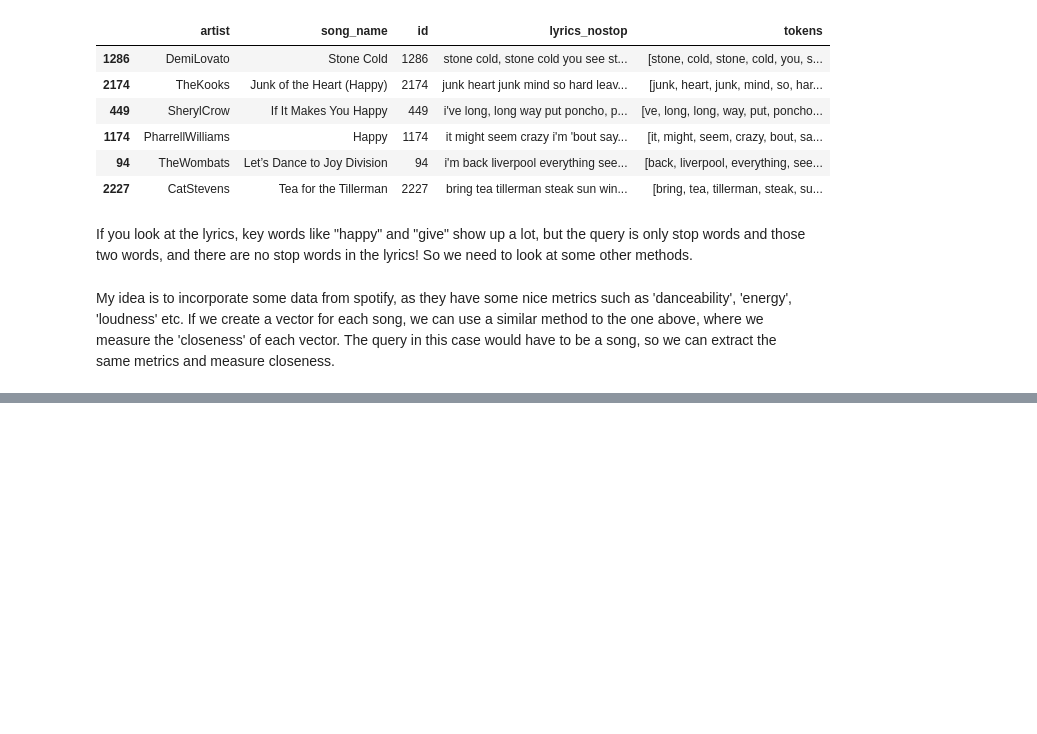
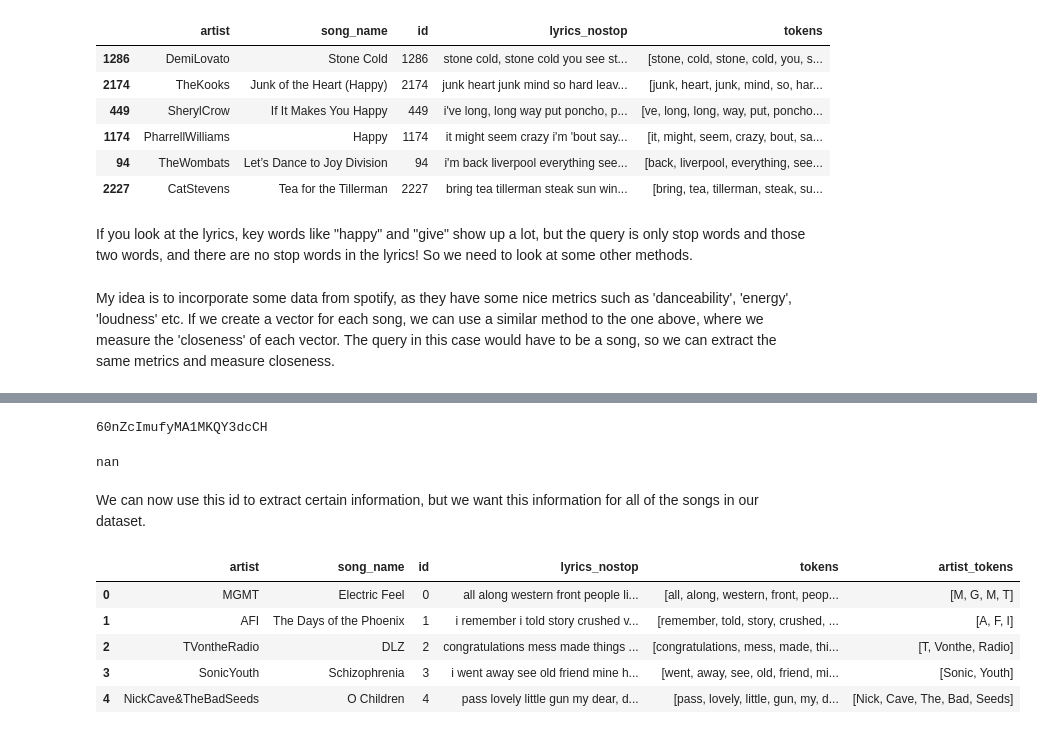
Before and after one commit to uodonnell/SpotifyPlaylist, a Jupyter notebook: notebook.ipynb, the cells around one changed output, grey strips where cells are left out. Cells and saved outputs as stored; diff of their text form; code cells hidden in the pictures; blank space fills up the shorter version.

Commit message:
Built feature dataset

```diff
--- a/notebook.ipynb
+++ b/notebook.ipynb
@@ -84,7 +87,7 @@ df.head()
 ### Remove Stop words and Tokenize
 # %%
 stop = set()
-with open('stopwords.txt', 'r') as f:
+with open('data/stopwords.txt', 'r') as f:
     for line in f:
         stop.add(line.rstrip())
 
@@ -148,0 +164,14 @@ My idea is to incorporate some data from spotify, as they have some nice metrics
+# %%
+# test functionality
+song = search_for_song(sp, "Pharrell Williams", "Happy")
+print(song)
+# %% [output]
+60nZcImufyMA1MKQY3dcCH
+# %%
+# pretty sure this isn't a song
+song = search_for_song(sp, "Beep Boop", "Bop")
+print(song)
+# %% [output]
+nan
+# %% [markdown]
+We can now use this id to extract certain information, but we want this information for all of the songs in our dataset.
@@ -148,0 +180,9 @@ My idea is to incorporate some data from spotify, as they have some nice metrics
+# %%
+df.head()
+# %% [output]
+|  | artist | song_name | id | lyrics_nostop | tokens | artist_tokens |
+| 0 | MGMT | Electric Feel | 0 | all along western front people li... | [all, along, western, front, peop... | [M, G, M, T] |
+| 1 | AFI | The Days of the Phoenix | 1 | i remember i told story crushed v... | [remember, told, story, crushed, ... | [A, F, I] |
+| 2 | TVontheRadio | DLZ | 2 | congratulations mess made things ... | [congratulations, mess, made, thi... | [T, Vonthe, Radio] |
+| 3 | SonicYouth | Schizophrenia | 3 | i went away see old friend mine h... | [went, away, see, old, friend, mi... | [Sonic, Youth] |
+| 4 | NickCave&TheBadSeeds | O Children | 4 | pass lovely little gun my dear, d... | [pass, lovely, little, gun, my, d... | [Nick, Cave, The, Bad, Seeds] |
```
Also changed, not shown: parts of 31 cells of this notebook, 13 other files.
